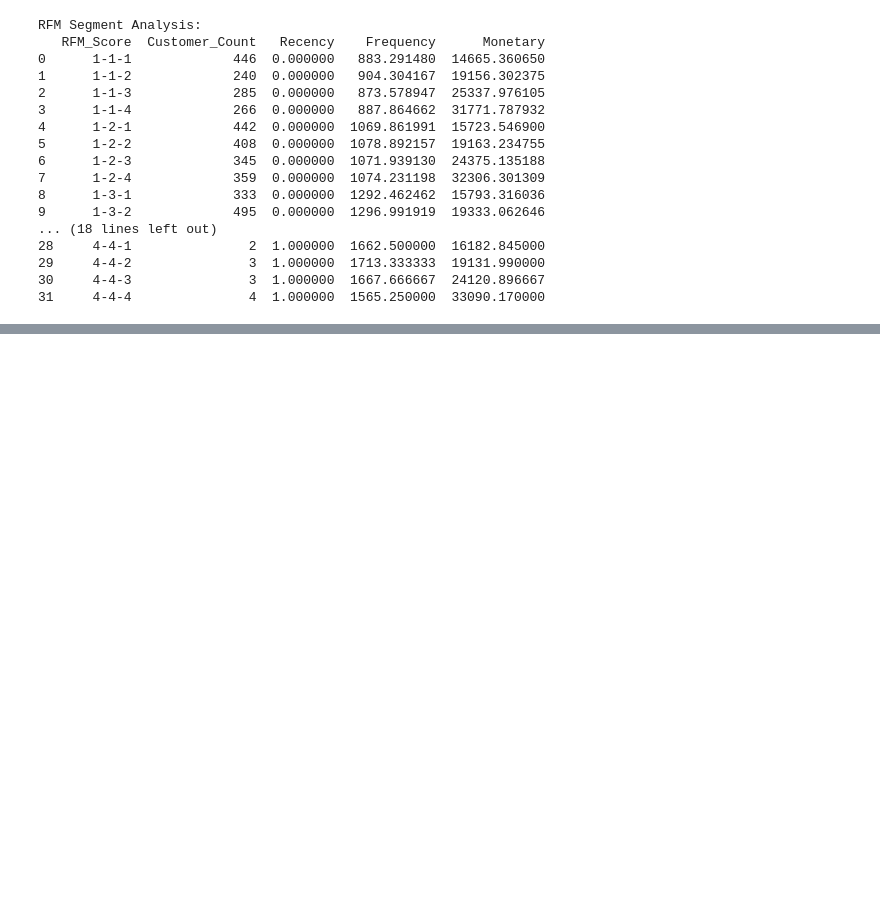
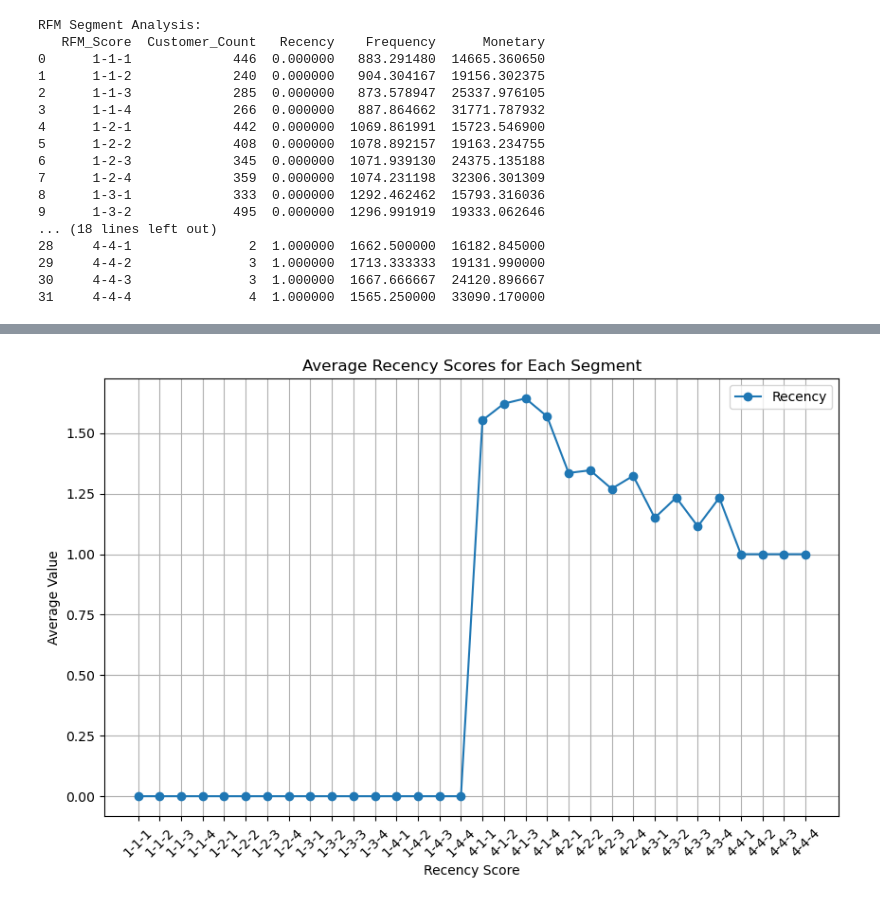
Before and after one commit to UoB-DSMP-2023-24/dsmp-2024-group32, a Jupyter notebook: RFM.ipynb, the cells around one changed output, grey strips where cells are left out. Cells and saved outputs as stored; diff of their text form; code cells hidden in the pictures; blank space fills up the shorter version.

```diff
--- a/RFM.ipynb
+++ b/RFM.ipynb
@@ -184,0 +185,12 @@ plt.show()
+# %%
+plt.figure(figsize=(10, 6))
+plt.plot(rfm_segment_analysis['RFM_Score'], rfm_segment_analysis['Recency'], marker='o', linestyle='-', label='Recency')
+plt.title('Average Recency Scores for Each Segment')
+plt.xlabel('Recency Score')
+plt.ylabel('Average Value')
+plt.legend()
+plt.xticks(rotation=45)
+plt.grid(True)
+plt.show()
+# %% [output]
+[figure, added]
```
Also changed, not shown: parts of 9 cells of this notebook.
